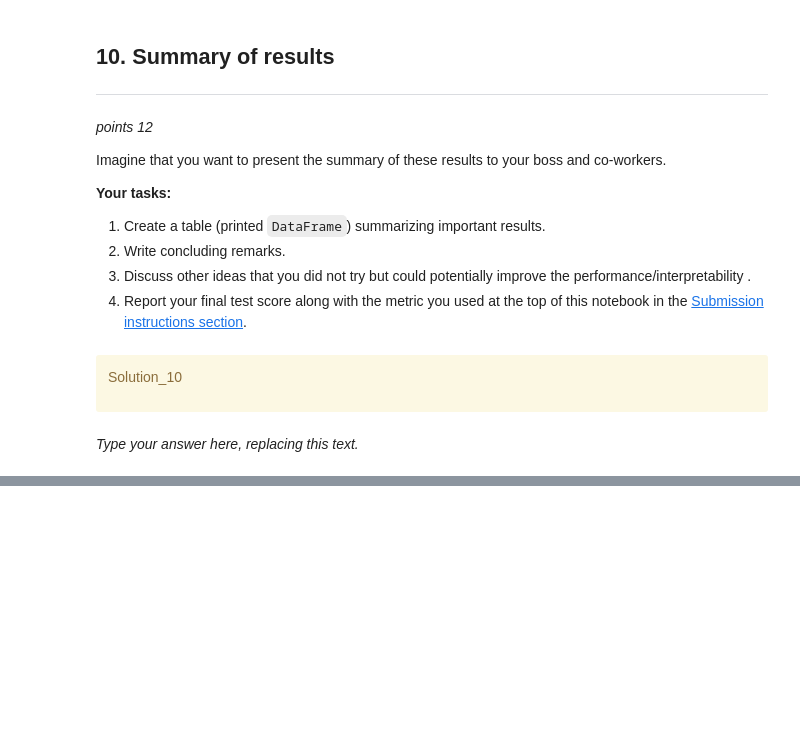
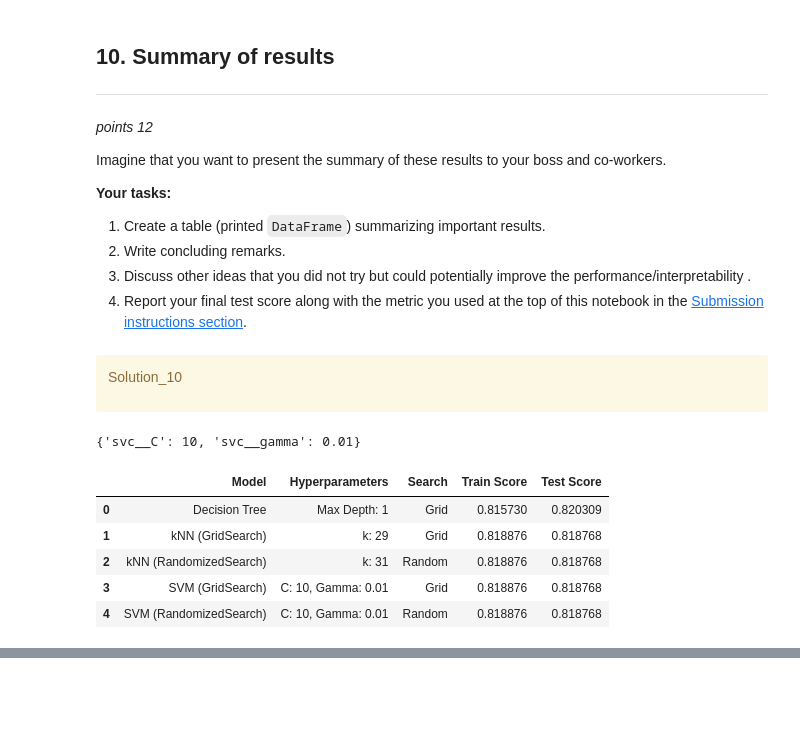
Before and after one commit to Kyleetd/cpsc330-2023W2, a Jupyter notebook: hw/hw5/hw5.ipynb, the cells around one changed output, grey strips where cells are left out. Saved outputs shown, nothing was run; the diff lists cells and outputs as text; code cells hidden in the pictures; blank space fills up the shorter version.

```diff
--- a/hw/hw5/hw5.ipynb
+++ b/hw/hw5/hw5.ipynb
@@ -716,0 +977,22 @@ _Type your answer here, replacing this text._
+# %%
+## SECOND-BEST MODEL: SVM
+
+best_parameters_svm = {'C': 10, 'gamma': 0.01}
+
+## Run SVM with best C and gamma hyperparameters
+pipe_svm = make_pipeline(preprocessor, SVC(**best_parameters_svm))      ## unpack into 2 arguments (C and gamma)
+pipe_svm.fit(                                                           ## retrain a model with optimized hyperparameters on the combined training and validation set
+    X_train, y_train
+)
+
+## Final evaluation on the test data
+pipe_svm.score(X_test, y_test)
+
+## Fit the pipeline to the training data to obtain the train score
+train_score = pipe_svm.score(X_train, y_train)
+print("Train score:", train_score)
+
+
+## Fit the pipeline to the test data to obtain the test score
+test_score = pipe_svm.score(X_test, y_test)
+print("Test score:", test_score)
@@ -740,5 +1041,33 @@ Imagine that you want to present the summary of these results to your boss and c
 Solution_10
 
 </div>
-# %% [markdown]
-_Type your answer here, replacing this text._
+# %%
+best_parameters_svm_gs
+# %% [output]
+{'svc__C': 10, 'svc__gamma': 0.01}
+# %%
+## Define the results dictionary
+results = {
+    "Model": ["Decision Tree", "kNN (GridSearch)", "kNN (RandomizedSearch)", "SVM (GridSearch)", "SVM (RandomizedSearch)"],
+    "Hyperparameters": [
+        f"Max Depth: {best_max_depth}",
+        f"k: {best_k_gs}",
+        f"k: {best_k_rs}",
+        f"C: {best_parameters_svm_gs['svc__C']}, Gamma: {best_parameters_svm_gs['svc__gamma']}",
+        f"C: {best_parameters_svm_rs['svc__C']}, Gamma: {best_parameters_svm_rs['svc__gamma']}"
+    ],
+    "Search": ["Grid", "Grid", "Random", "Grid", "Random"],
+    "Train Score": [train_score_dt, train_score, train_score, train_score_svm_gs, train_score_svm_rs],
+    "Test Score": [test_score_dt, test_score, test_score, test_score_svm_gs, test_score_svm_rs]
+}
+
+# Create DataFrame
+results_df = pd.DataFrame(results)
+results_df
+# %% [output]
+|  | Model | Hyperparameters | Search | Train Score | Test Score |
+| 0 | Decision Tree | Max Depth: 1 | Grid | 0.815730 | 0.820309 |
+| 1 | kNN (GridSearch) | k: 29 | Grid | 0.818876 | 0.818768 |
+| 2 | kNN (RandomizedSearch) | k: 31 | Random | 0.818876 | 0.818768 |
+| 3 | SVM (GridSearch) | C: 10, Gamma: 0.01 | Grid | 0.818876 | 0.818768 |
+| 4 | SVM (RandomizedSearch) | C: 10, Gamma: 0.01 | Random | 0.818876 | 0.818768 |
```
Also changed, not shown: parts of 26 cells of this notebook.
